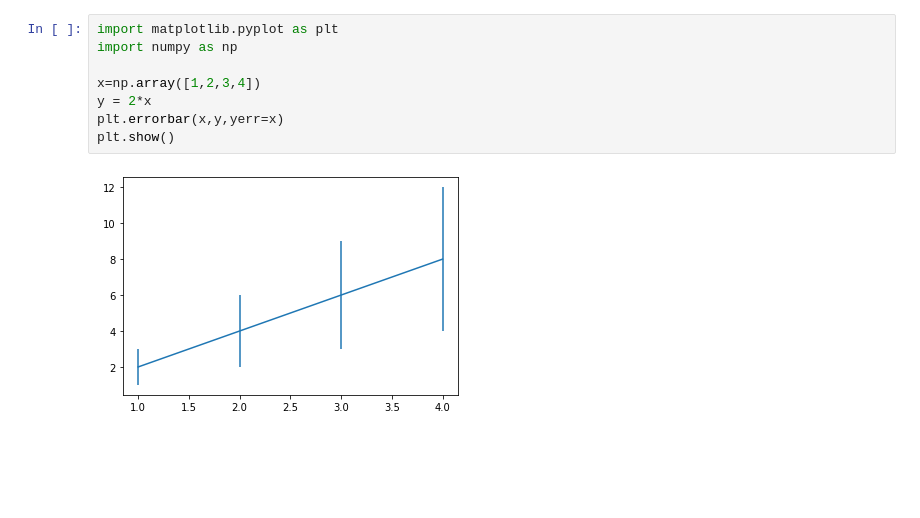
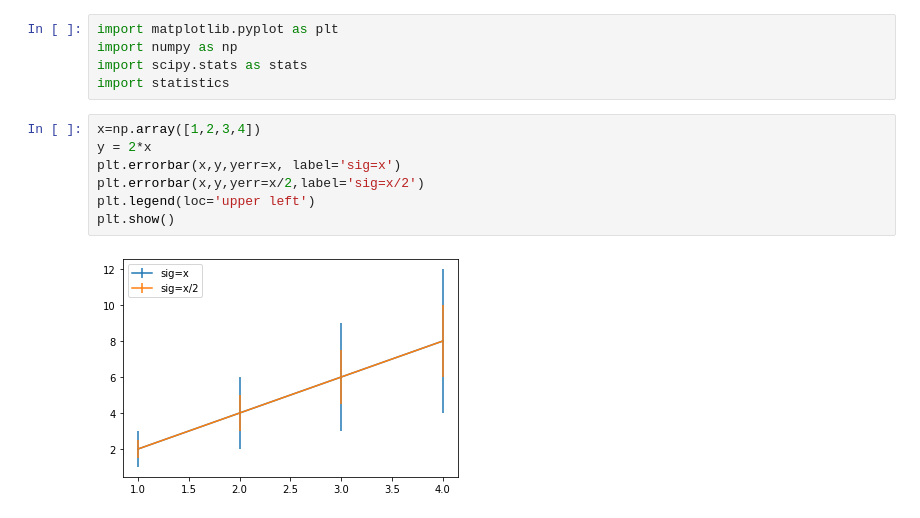
Before and after one commit to Dimple10/Astr540, a Jupyter notebook: Final Project.ipynb, the cells around one changed output. Saved outputs shown, nothing was run; the diff lists cells and outputs as text; blank space fills up the shorter version.

```diff
--- a/Final Project.ipynb
+++ b/Final Project.ipynb
@@ -1,10 +1,14 @@
+# %%
+import matplotlib.pyplot as plt
+import numpy as np
+import scipy.stats as stats
+import statistics
 # %%
-import matplotlib.pyplot as plt
-import numpy as np
-
 x=np.array([1,2,3,4])
 y = 2*x
-plt.errorbar(x,y,yerr=x)
+plt.errorbar(x,y,yerr=x, label='sig=x')
+plt.errorbar(x,y,yerr=x/2,label='sig=x/2')
+plt.legend(loc='upper left')
 plt.show()
 # %% [output]
-[figure, old version]
+[figure, new version]
```
Also changed, not shown: parts of 14 cells of this notebook.
